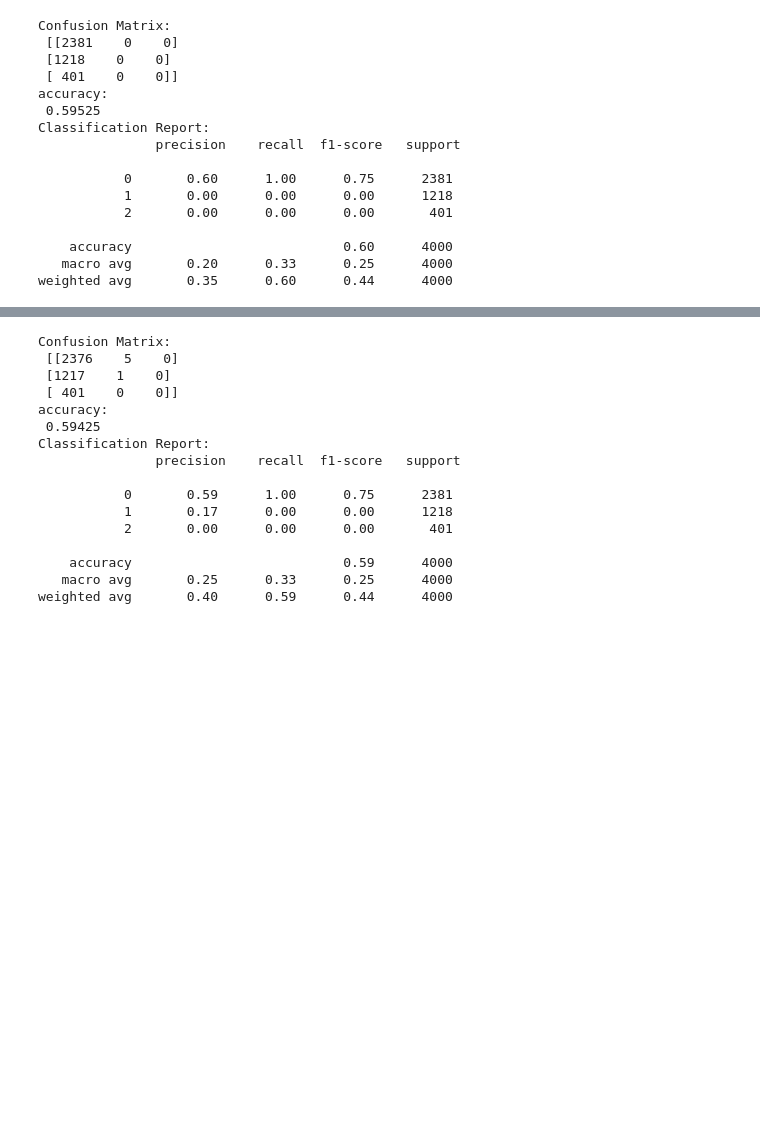
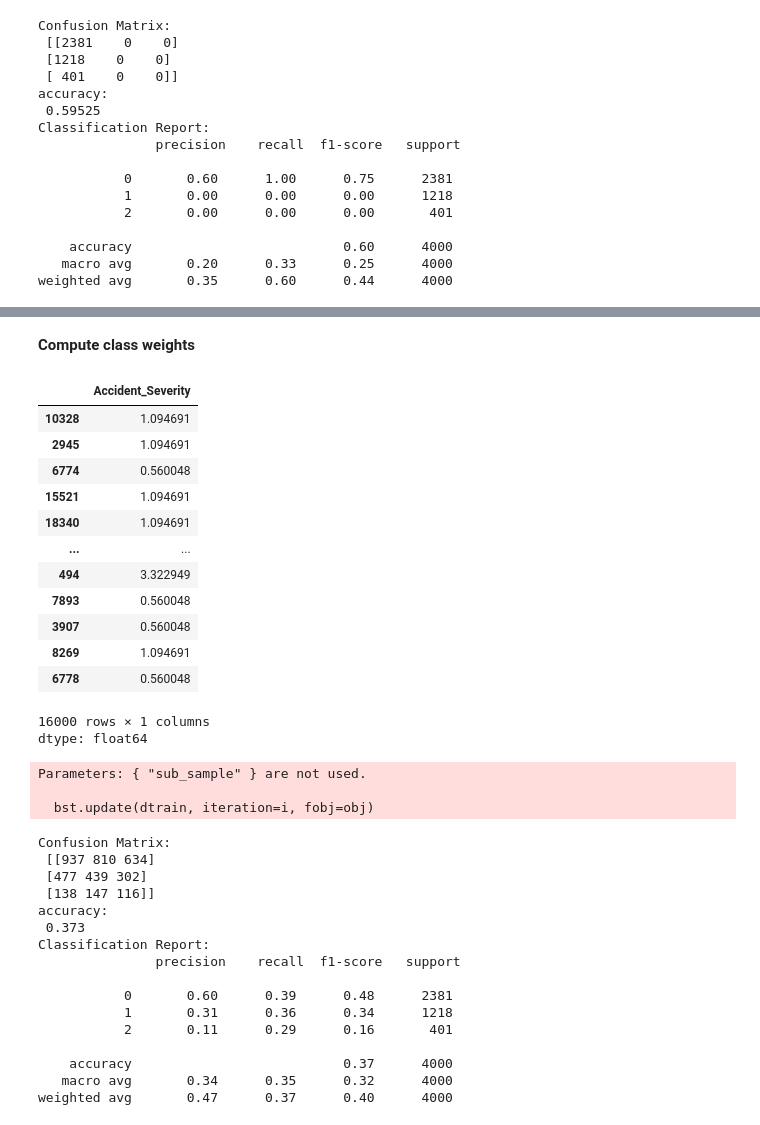
Before and after one commit to Anupampal1992/Group-Project, a Jupyter notebook: Traffic_Accident.ipynb, the cells around one changed output, grey strips where cells are left out. Saved outputs shown, nothing was run; the diff lists cells and outputs as text; code cells hidden in the pictures; blank space fills up the shorter version.

```diff
--- a/Traffic_Accident.ipynb
+++ b/Traffic_Accident.ipynb
@@ -287,3 +332,29 @@ weighted avg       0.35      0.60      0.44      4000
+# %% [markdown]
+**Compute class weights**
+# %%
+classes = np.unique(y_train)
+class_weights = compute_class_weight(
+    class_weight='balanced', classes=classes, y=y_train
+)
+
+weight_map = dict(zip(classes, class_weights))
+sample_weights = y_train.map(weight_map)
+sample_weights
+# %% [output]
+|  | Accident_Severity |
+| 10328 | 1.094691 |
+| 2945 | 1.094691 |
+| 6774 | 0.560048 |
+| 15521 | 1.094691 |
+| 18340 | 1.094691 |
+| ... | ... |
+| 494 | 3.322949 |
+| 7893 | 0.560048 |
+| 3907 | 0.560048 |
+| 8269 | 1.094691 |
+| 6778 | 0.560048 |
+16000 rows × 1 columns
+dtype: float64
 # %%
 # XGBoost Model
 xgb = Pipeline(steps=[('preprocessor', preprocessor),
@@ -291,30 +362,36 @@ xgb = Pipeline(steps=[('preprocessor', preprocessor),
                           objective='multi:softmax',
                          num_class=3,
                           eval_metric='mlogloss',
-                          max_depth=3,
-                          n_estimators=100,
-                          learning_rate=0.1
+                          max_depth=5,
+                          sub_sample=0.8,
+                          colsample_bytree=0.8,
+
+                          n_estimators=300,
+                          learning_rate=0.05
                       ))])
 
-xgb.fit(x_train, y_train)
+xgb.fit(x_train, y_train, classifier__sample_weight=sample_weights)
 y_pred = xgb.predict(x_test)
 print("Confusion Matrix:\n", confusion_matrix(y_test, y_pred))
 print("accuracy:\n", accuracy_score(y_test, y_pred))
 print("Classification Report:\n", classification_report(y_test, y_pred))
 # %% [output]
-Confusion Matrix:
- [[2376    5    0]
- [1217    1    0]
- [ 401    0    0]]
-accuracy:
- 0.59425
-Classification Report:
-               precision    recall  f1-score   support
+Parameters: { "sub_sample" } are not used.
 
-           0       0.59      1.00      0.75      2381
-           1       0.17      0.00      0.00      1218
-           2       0.00      0.00      0.00       401
-
-    accuracy                           0.59      4000
-   macro avg       0.25      0.33      0.25      4000
-weighted avg       0.40      0.59      0.44      4000
+  bst.update(dtrain, iteration=i, fobj=obj)
+Confusion Matrix:
+ [[937 810 634]
+ [477 439 302]
+ [138 147 116]]
+accuracy:
+ 0.373
+Classification Report:
+               precision    recall  f1-score   support
+
+           0       0.60      0.39      0.48      2381
+           1       0.31      0.36      0.34      1218
+           2       0.11      0.29      0.16       401
+
+    accuracy                           0.37      4000
+   macro avg       0.34      0.35      0.32      4000
+weighted avg       0.47      0.37      0.40      4000
```
Also changed, not shown: parts of 5 cells of this notebook.
